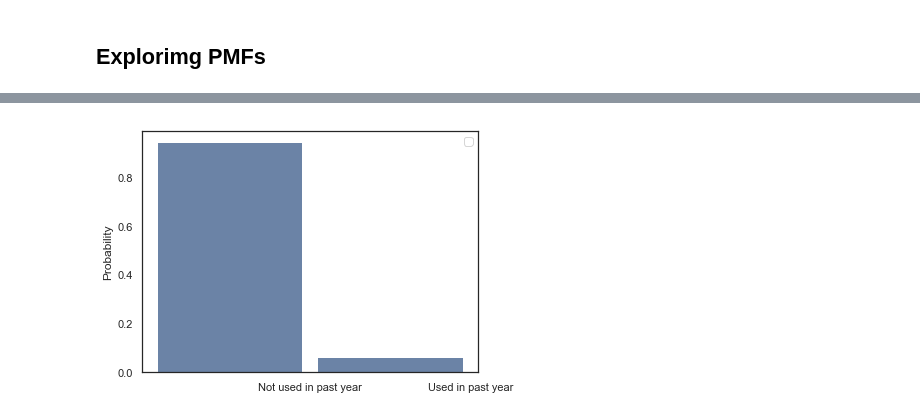
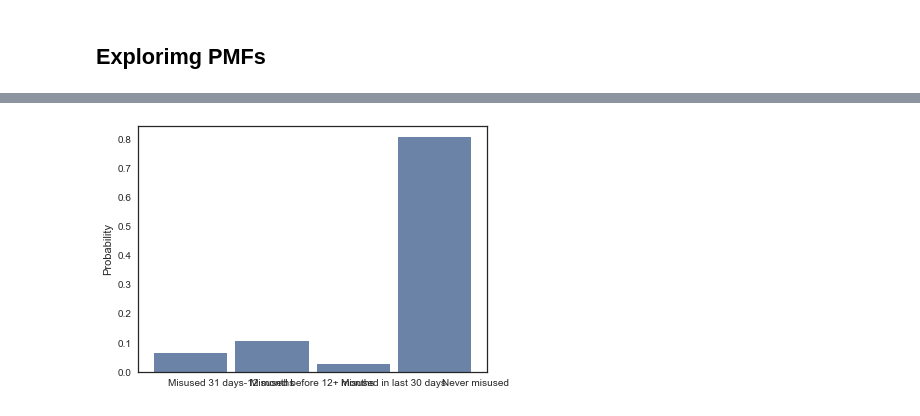
Before and after one commit to mhreid/OpioidsAndDemographics, a Jupyter notebook: project1/Project1.ipynb, the cells around one changed output, grey strips where cells are left out. Cells and saved outputs as stored; diff of their text form; code cells hidden in the pictures.

```diff
--- a/project1/Project1.ipynb
+++ b/project1/Project1.ipynb
@@ -181,6 +135,6 @@ ct = pd.crosstab(no_hi["HEALTH_INSURANCE"], no_hi["OXYCONTIN_MISUSED"],
 # %%
-pmf_a = Pmf(used_pk["OXYCONTIN_USE"])
+pmf_a = Pmf(used_pk["REC_PAINKILLER_MISUSE"])
 thinkplot.Hist(pmf_a)
 decorate(ylabel='Probability')
 # %% [output]
-[figure, old version]
+[figure, new version]
```
Also changed, not shown: parts of 34 cells of this notebook, 4 other files.
